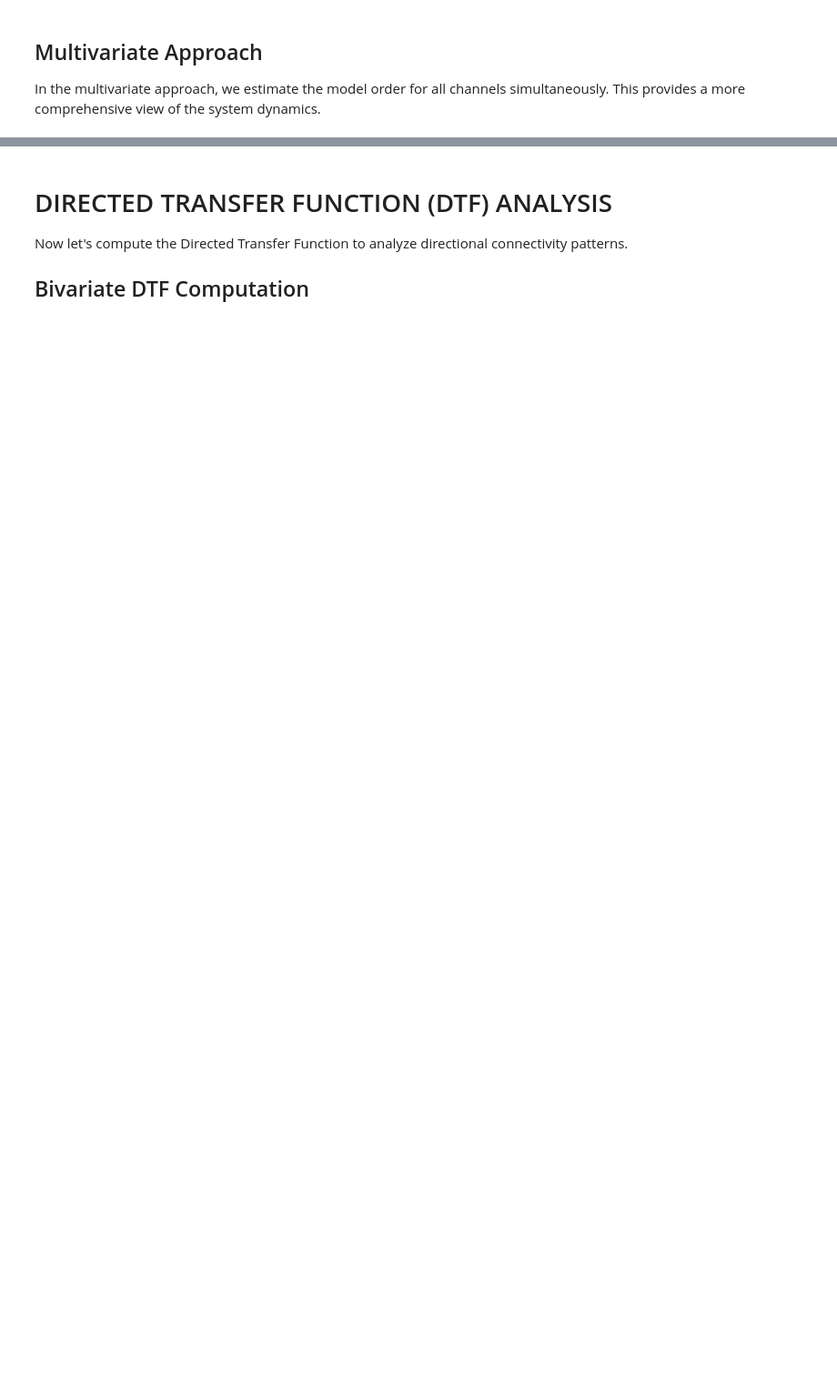
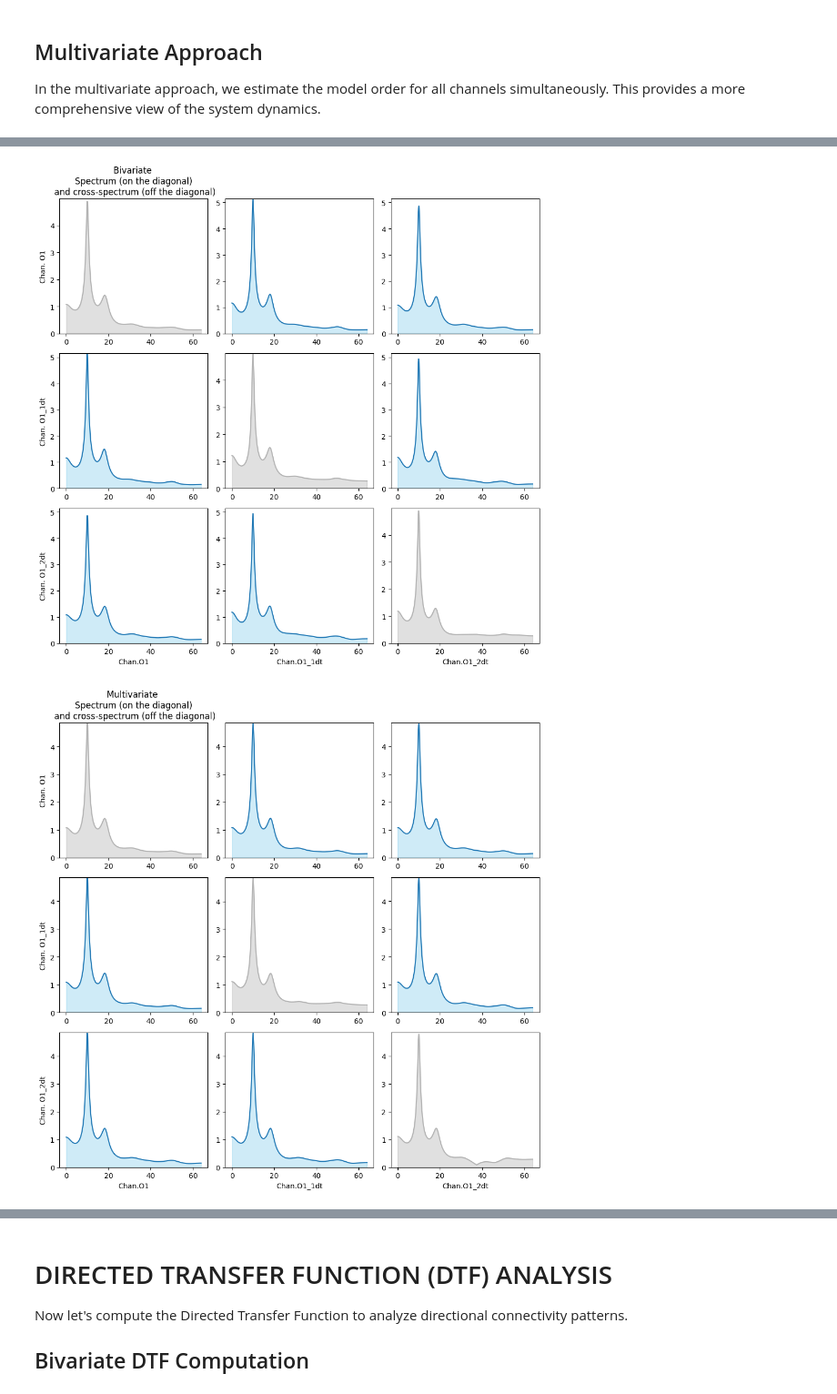
Before and after one commit to jzygierewicz/SYNCCIN_2025_summer_school, a Jupyter notebook: 3_channels_MVAR.ipynb, the cells around one changed output, grey strips where cells are left out. Shown: that part at 91% size. Cells and saved outputs as stored; diff of their text form; code cells hidden in the pictures; blank space fills up the shorter version.

```diff
--- a/3_channels_MVAR.ipynb
+++ b/3_channels_MVAR.ipynb
@@ -398,3 +415,12 @@ fig_mult.show()
+# %%
+chan_list = [i for i in data['channels'].keys()]
+mvar_plot(S_bivariate, S_bivariate, f, 'Chan.', 'Chan. ',chan_list, 'Bivariate \n Spectrum (on the diagonal) \n and cross-spectrum (off the diagonal)','sqrt')
+
+mvar_plot(S_multivariate, S_multivariate, f, 'Chan.', 'Chan. ',chan_list, 'Multivariate \n Spectrum (on the diagonal) \n and cross-spectrum (off the diagonal)','sqrt')
+plt.show()
+# %% [output]
+[figure, added]
+[figure, added]
 # %% [markdown]
 ## Spectral Analysis Results
 
```
Also changed, not shown: parts of 18 cells of this notebook.
